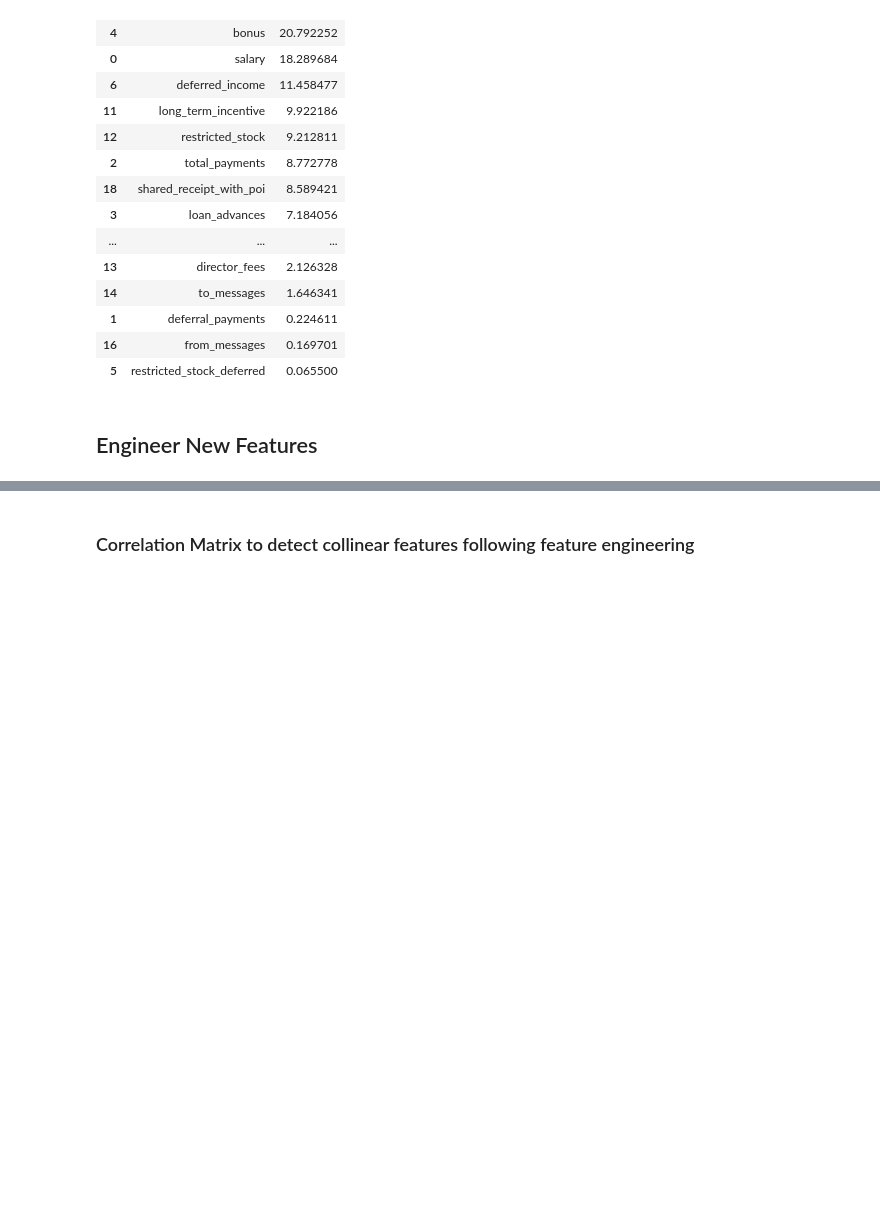
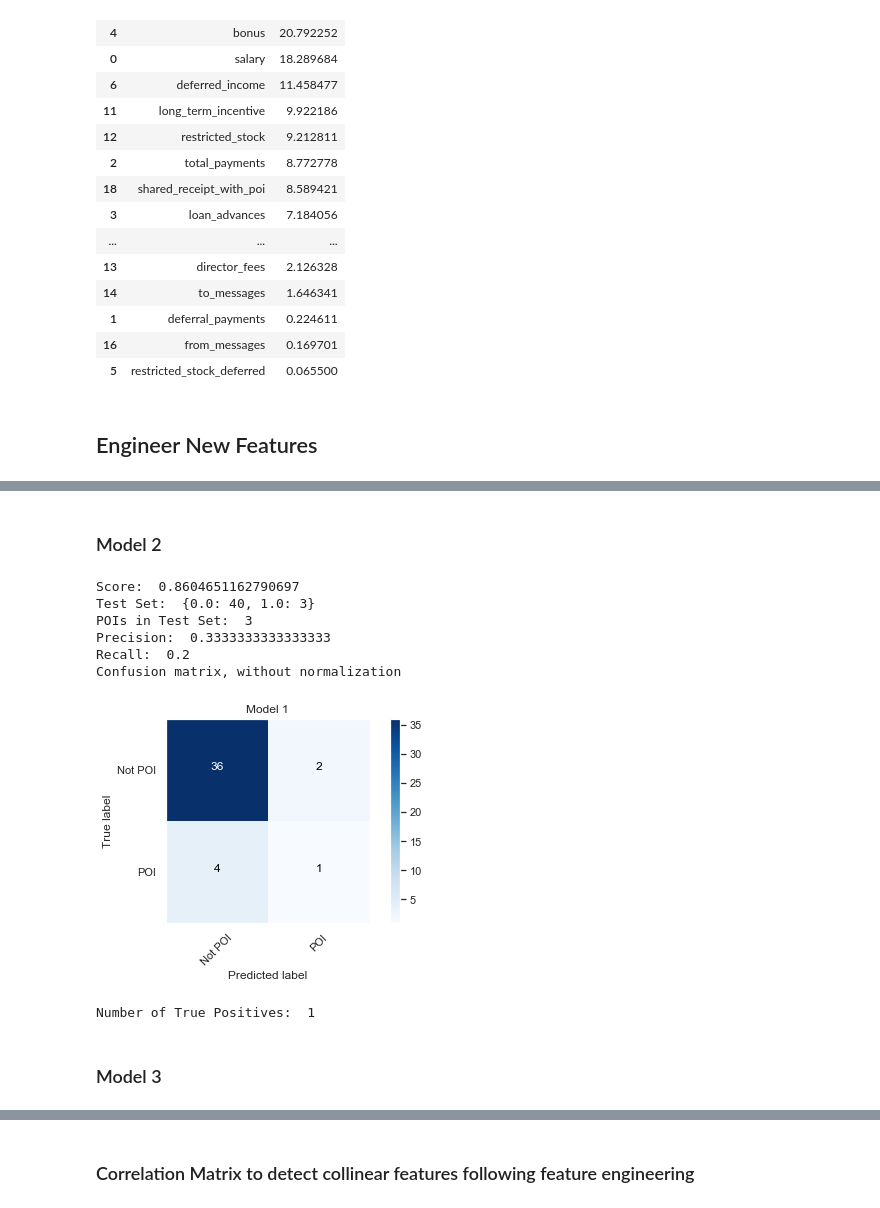
Before and after one commit to trenton3983/ud120-projects, a Jupyter notebook: ML_Project_Research.ipynb, the cells around one changed output, grey strips where cells are left out. Drawn from its saved outputs; the diff is of its cells as text; code cells hidden in the pictures; blank space fills up the shorter version.

```diff
--- a/ML_Project_Research.ipynb
+++ b/ML_Project_Research.ipynb
@@ -245,0 +359,2 @@ select_k_best(features=features, labels=labels)
+# %% [markdown]
+### Model 2
@@ -245,0 +363,16 @@ select_k_best(features=features, labels=labels)
+# %%
+clf = ExtraTreesClassifier()
+# clf = ExtraTreesClassifier(bootstrap=True, criterion="gini", max_features=0.6000000000000001, min_samples_leaf=1, min_samples_split=8, n_estimators=100)
+
+model_response(clf)
+# %% [output]
+Score:  0.8604651162790697
+Test Set:  {0.0: 40, 1.0: 3}
+POIs in Test Set:  3
+Precision:  0.3333333333333333
+Recall:  0.2
+Confusion matrix, without normalization
+[figure, added]
+Number of True Positives:  1
+# %% [markdown]
+### Model 3
```
Also changed, not shown: parts of 35 cells of this notebook.
